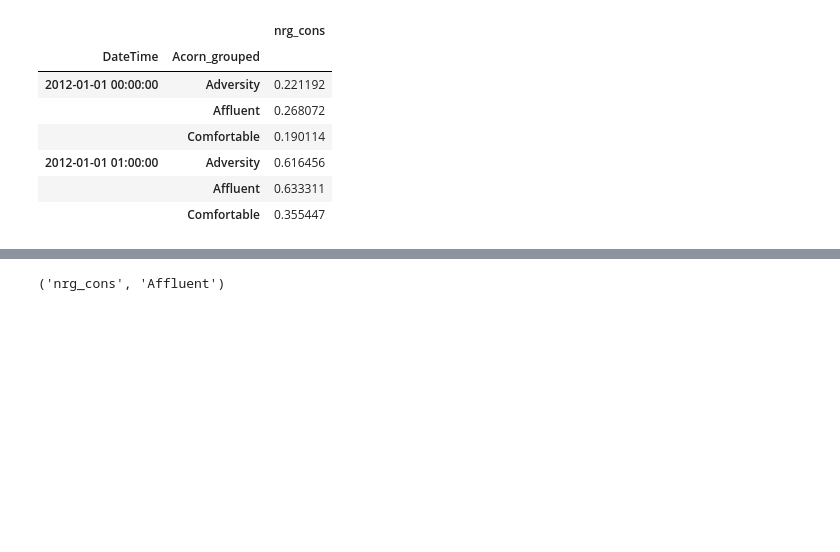
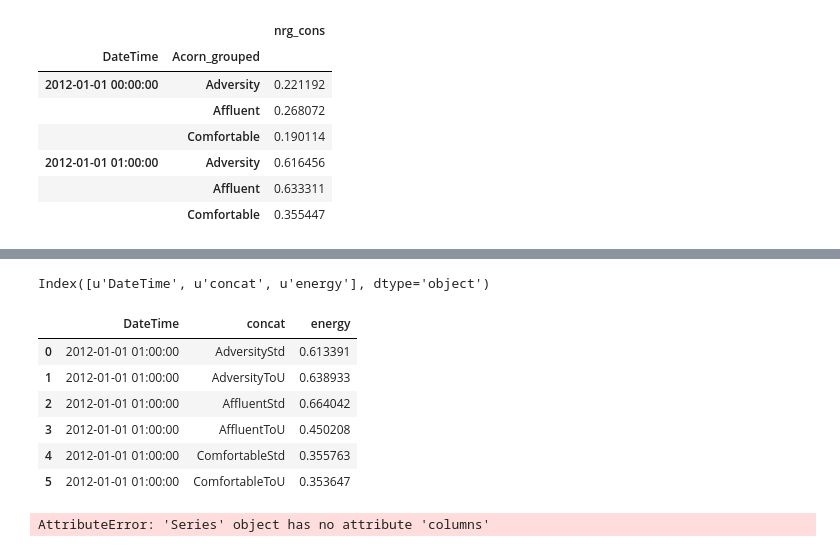
Before and after one commit to connorchency/Taming-the-Peak, a Jupyter notebook: Code/energy_grouped_to_hourly_to_final-Copy1.ipynb, the cells around one changed output, grey strips where cells are left out. Drawn from its saved outputs; the diff is of its cells as text; code cells hidden in the pictures; blank space fills up the shorter version.

```diff
--- a/Code/energy_grouped_to_hourly_to_final-Copy1.ipynb
+++ b/Code/energy_grouped_to_hourly_to_final-Copy1.ipynb
@@ -2,4 +2,4 @@
 import pandas as pd
 import numpy as np
 # %%
-data = pd.read_csv('../Final_Data/grouped_2012.csv')
+data = pd.read_csv('../Final_Data/stdToU.csv')
@@ -295,4 +313,18 @@ df_grouped.head(6)
+# %%
+data.columns
+# %% [output]
+Index([u'DateTime', u'concat', u'energy'], dtype='object')
+# %%
+data.head(6)
+# %% [output]
+|  | DateTime | concat | energy |
+| 0 | 2012-01-01 01:00:00 | AdversityStd | 0.613391 |
+| 1 | 2012-01-01 01:00:00 | AdversityToU | 0.638933 |
+| 2 | 2012-01-01 01:00:00 | AffluentStd | 0.664042 |
+| 3 | 2012-01-01 01:00:00 | AffluentToU | 0.450208 |
+| 4 | 2012-01-01 01:00:00 | ComfortableStd | 0.355763 |
+| 5 | 2012-01-01 01:00:00 | ComfortableToU | 0.353647 |
 # %%
-df_grouped.unstack(1).columns[1]
+data.unstack(1).columns[1]
 # %% [output]
-('nrg_cons', 'Affluent')
+AttributeError: 'Series' object has no attribute 'columns'
```
Also changed, not shown: parts of 5 cells of this notebook, 3 other files.
